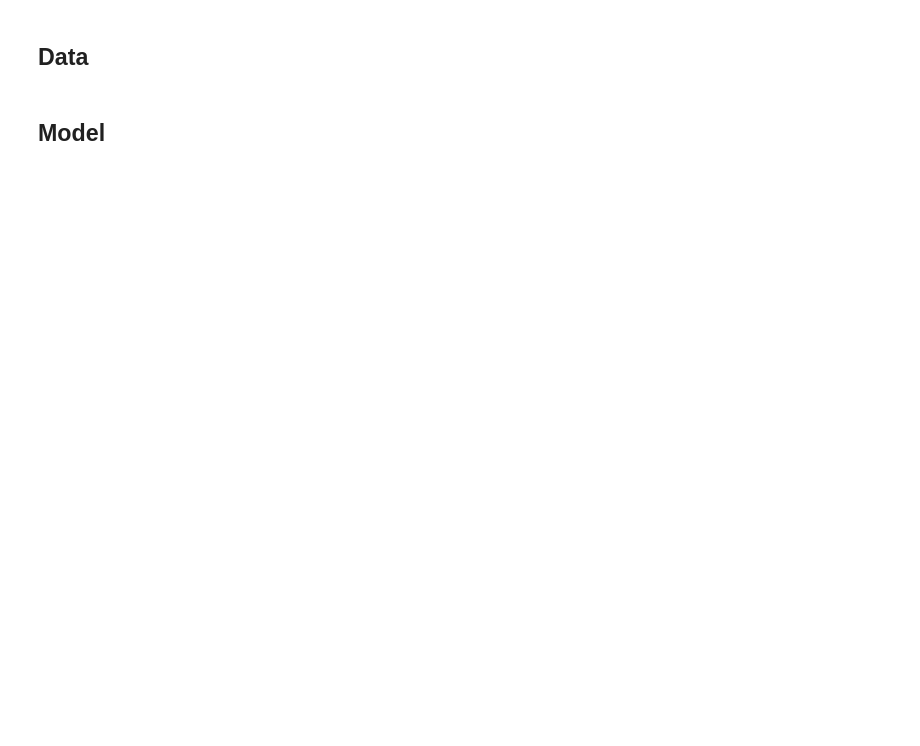
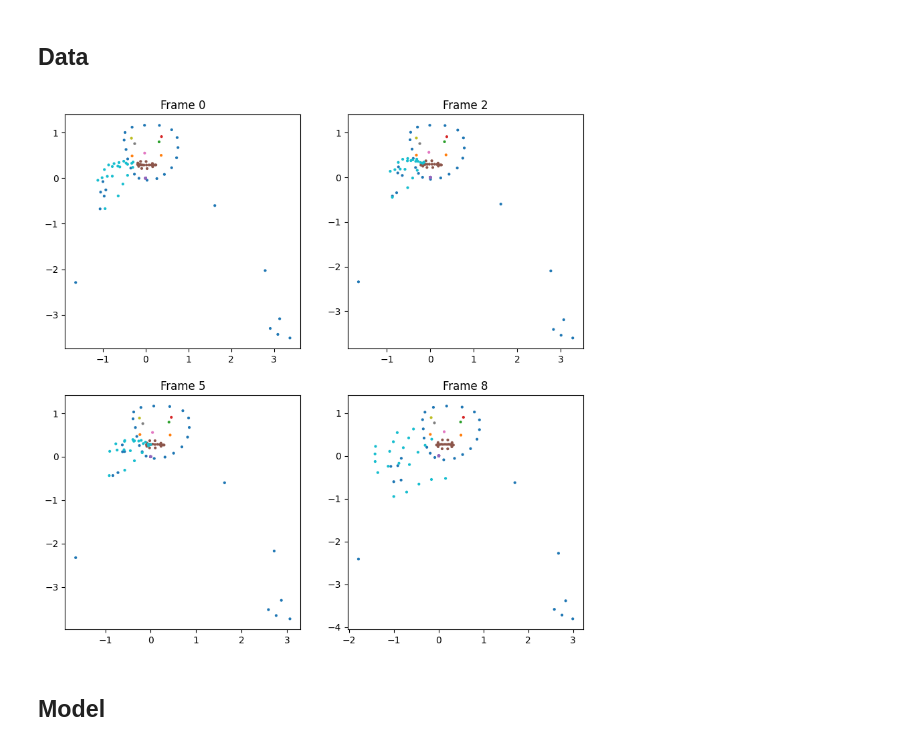
Before and after one commit to TheoViel/kaggle_islr, a Jupyter notebook: notebooks/Training.ipynb, the cells around one changed output. Saved outputs shown, nothing was run; the diff lists cells and outputs as text; code cells hidden in the pictures; blank space fills up the shorter version.

```diff
--- a/notebooks/Training.ipynb
+++ b/notebooks/Training.ipynb
@@ -56,11 +67,7 @@ from model_zoo.models import define_model
 # %% [markdown]
 ## Data
 # %%
-df = prepare_data(DATA_PATH, processed_folder="processed_3/")
+df = prepare_data(DATA_PATH, processed_folder="torch_1/")
-# %%
-df = df.head(10000)
 # %%
 dataset = SignDataset(df, max_len=None, train=True)
 # dataset = SignDataset(df, max_len=None, train=False)
-# %%
-data = dataset[0]
@@ -69 +74,11 @@ plot_sample(data)
+# %%
+for i in tqdm(range(len(dataset))):
+    data = dataset[i]
+    mask = data['mask']
+    assert mask.max() > 0
+    break
+# %%
+plot_sample(data, n_frames=4, figsize=(10, 10))
+# %% [output]
+[figure, added]
 # %%
```
Also changed, not shown: parts of 27 cells of this notebook, 16 other files.
